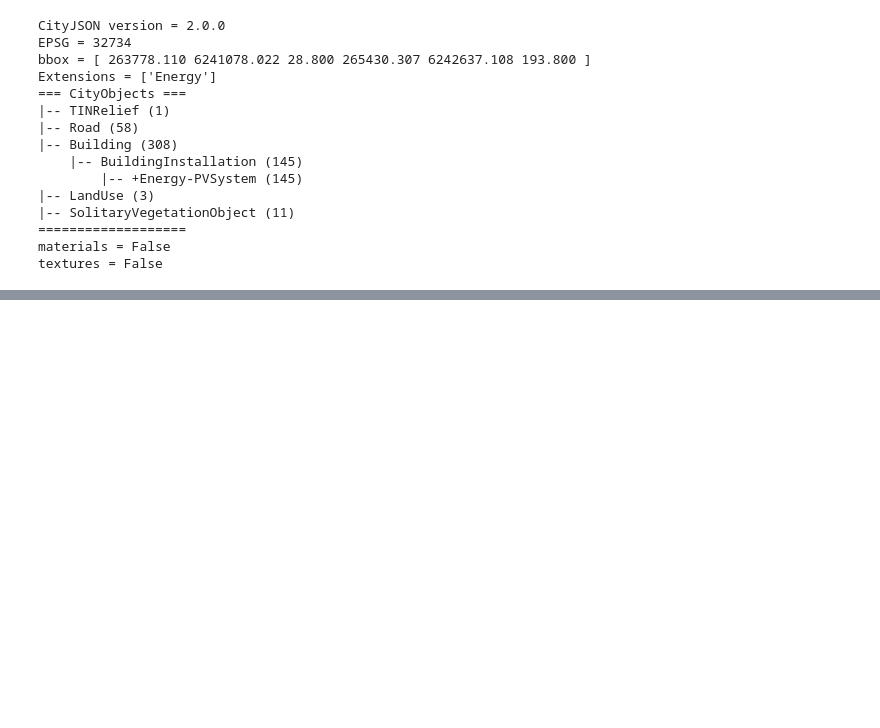
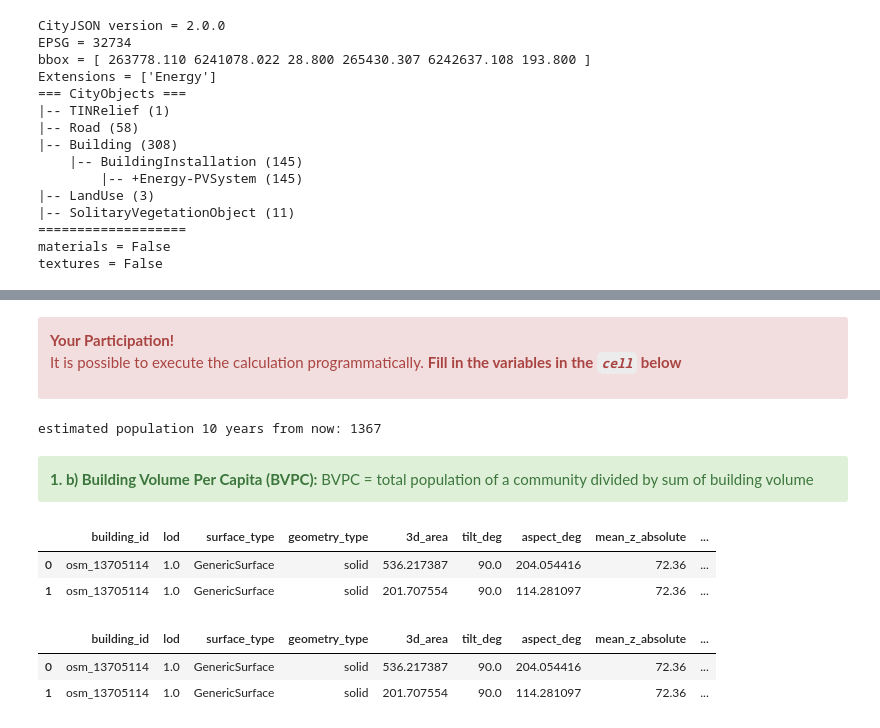
Before and after one commit to AdrianKriger/LoD2geo3D, a Jupyter notebook: Lo2DcityJSONdataScience.ipynb, the cells around one changed output, grey strips where cells are left out. Saved outputs shown, nothing was run; the diff lists cells and outputs as text; code cells hidden in the pictures; blank space fills up the shorter version.

```diff
--- a/Lo2DcityJSONdataScience.ipynb
+++ b/Lo2DcityJSONdataScience.ipynb
@@ -104,0 +307,5 @@ Total number of unique buildings: 225
+# %% [markdown]
+<div class="alert alert-block alert-danger"><b>Your Participation! </b>
+
+
+It is possible to execute the calculation programmatically. **Fill in the variables in the _`cell`_ below** </div>
@@ -104,0 +315,73 @@ Total number of unique buildings: 225
+# %%
+#- account for non-residential areas without failure
+#- helper function
+def safe_population_estimate(est_pop, r, years):
+    try:
+        p = est_pop * (1 + (r / 100))**years
+        return int(p)
+    except Exception as e:
+        print(f"Population estimate failed: {e}")
+        return None  # keeps notebook running
+
+#- execute function
+p = safe_population_estimate(est_pop, r, years)
+
+#- shows error and moves on
+if p is not None:
+    print(f"estimated population {years} years from now: {p}")
+# %% [output]
+estimated population 10 years from now: 1367
+# %% [markdown]
+<div class="alert alert-block alert-success"><b>1. b) Building Volume Per Capita (BVPC):</b>
+BVPC = total population of a community divided by sum of building volume</div>
+# %%
+#- the surfaces
+gdf.head(2)
+# %% [output]
+|  | building_id | lod | surface_type | geometry_type | 3d_area | tilt_deg | aspect_deg | mean_z_absolute | ... |
+| 0 | osm_13705114 | 1.0 | GenericSurface | solid | 536.217387 | 90.0 | 204.054416 | 72.36 | ... |
+| 1 | osm_13705114 | 1.0 | GenericSurface | solid | 201.707554 | 90.0 | 114.281097 | 72.36 | ... |
+# %%
+def calculate_facet_signed_volume(geometry):
+    """
+    Computes the signed volume contribution of an individual 3D face polygon
+    relative to the origin (0,0,0). The sum of all faces yields a closed shell volume.
+    """
+    # Extract the true [X, Y, Z] vertex coordinates preserved by your extraction pipeline
+    # Fail-safe check for missing or invalid geometry records
+    if geometry is None or hasattr(geometry, 'is_empty') and geometry.is_empty:
+        return 0.0
+
+    # Extract the true 3D coordinate ring [X, Y, Z] directly from the Shapely object
+    vertices_3d = np.array(geometry.exterior.coords)
+    #vertices_3d = np.array(geometry_dict['coordinates'][0])
+
+    # A valid closed ring must have at least an initial triangle + closure point (4 pts)
+    if len(vertices_3d) < 4:
+        return 0.0
+
+    face_volume = 0.0
+    p0 = vertices_3d[0]
+
+    # Step through the 3D vertex ring to isolate individual triangles relative to the origin
+    for i in range(1, len(vertices_3d) - 2):
+        p1 = vertices_3d[i]
+        p2 = vertices_3d[i + 1]
+
+        # The triple scalar product np.dot(p0, np.cross(p1, p2)) / 6.0
+        # yields the exact signed volume of the tetrahedron formed with the origin
+        face_volume += np.dot(p0, np.cross(p1, p2)) / 6.0
+
+    return face_volume
+
+#print("Calculating signed volume contributions for all individual 3D facets...")
+gdf['face_signed_volume'] = gdf['geometry'].apply(calculate_facet_signed_volume)
+
+# Group the surfaces by their parent building, sum the signed elements, and take the absolute total
+building_volume_series = gdf.groupby('building_id')['face_signed_volume'].sum().abs()
+volume_lookup_df = building_volume_series.reset_index(name='volume_m3')
+gdf.head(2)
+# %% [output]
+|  | building_id | lod | surface_type | geometry_type | 3d_area | tilt_deg | aspect_deg | mean_z_absolute | ... |
+| 0 | osm_13705114 | 1.0 | GenericSurface | solid | 536.217387 | 90.0 | 204.054416 | 72.36 | ... |
+| 1 | osm_13705114 | 1.0 | GenericSurface | solid | 201.707554 | 90.0 | 114.281097 | 72.36 | ... |
```
Also changed, not shown: parts of 38 cells of this notebook, 4 other files.
